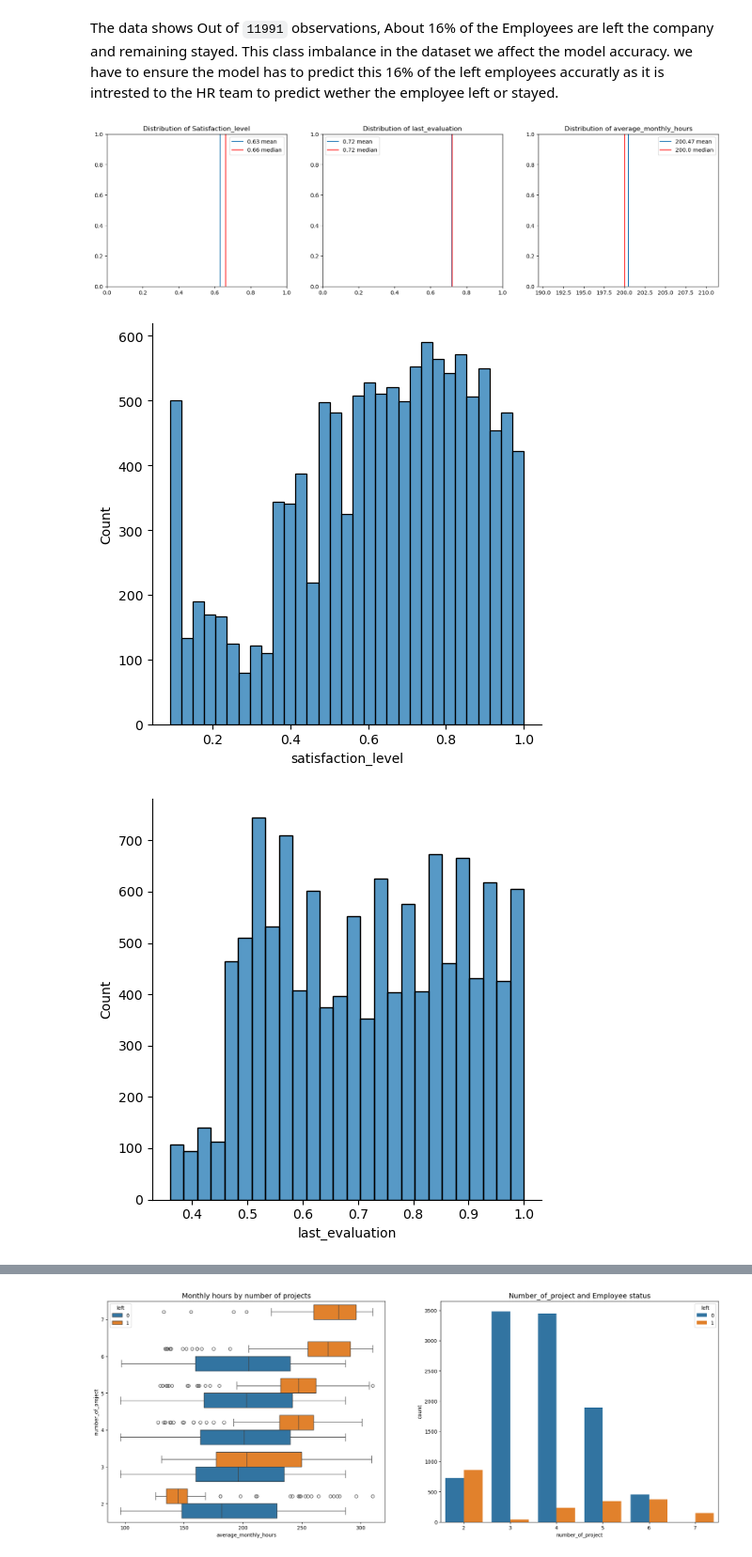
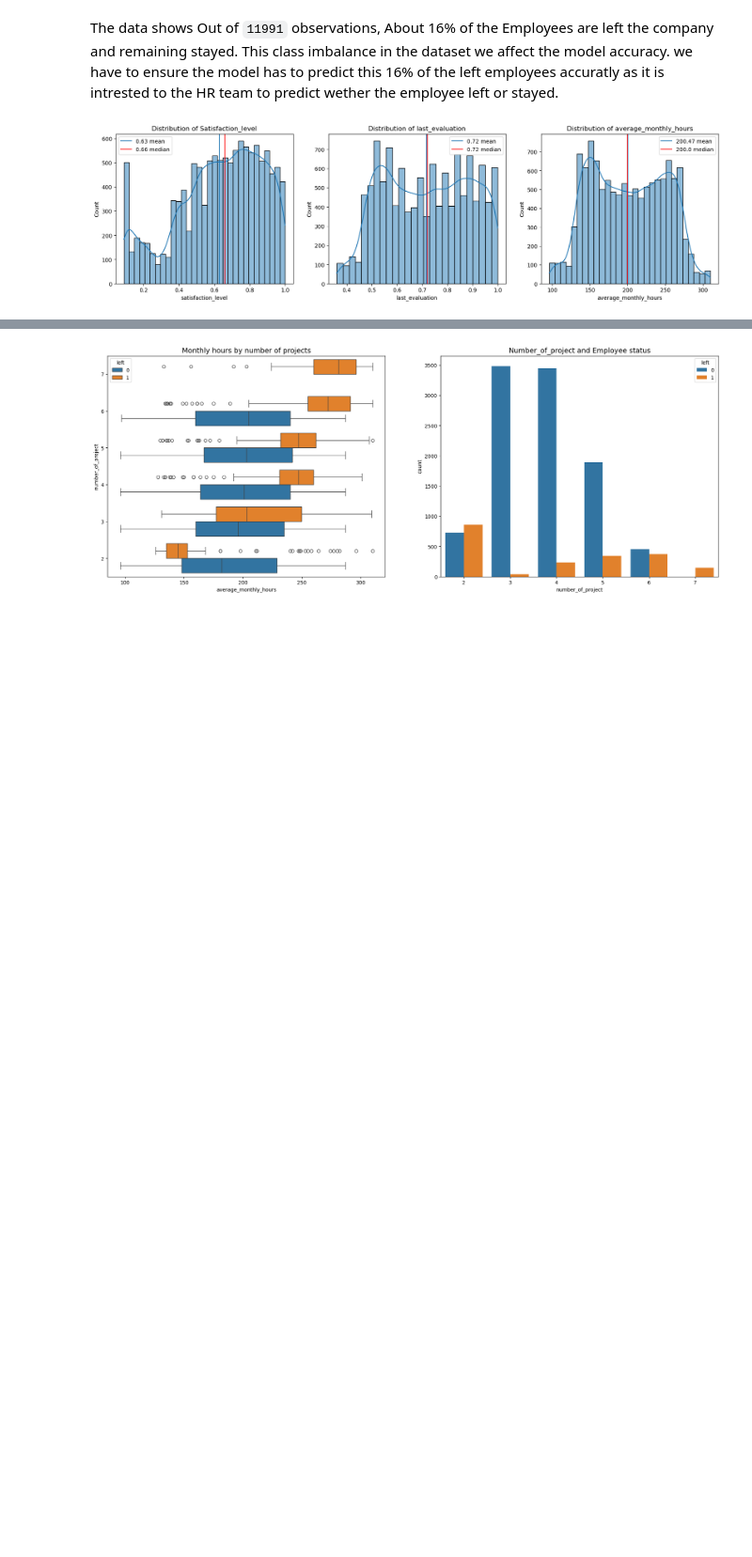
Before and after one commit to Vinoth120130/Employee_Churn_Analysis, a Jupyter notebook: notebooks/Salifort Motors Employee_Churn_Analysis_project.ipynb, the cells around one changed output, grey strips where cells are left out. Shown at 94% size. Cells and saved outputs as stored; diff of their text form; code cells hidden in the pictures; blank space fills up the shorter version.

```diff
--- a/notebooks/Salifort Motors Employee_Churn_Analysis_project.ipynb
+++ b/notebooks/Salifort Motors Employee_Churn_Analysis_project.ipynb
@@ -381,30 +381,28 @@ The data shows Out of `11991` observations, About 16% of the Employees are left
 # %%
 # Create a plot as needed
 ### YOUR CODE HERE ###
 fig, ax = plt.subplots(1,3,figsize=(20,5))
 means, meadians = str(round(df1['satisfaction_level'].mean(),2)),str(round(df1['satisfaction_level'].median(),2))
-sns.displot(df1['satisfaction_level'],ax=ax[0])
+sns.histplot(df1['satisfaction_level'],kde=True,ax=ax[0])
 ax[0].set_title('Distribution of Satisfaction_level')
 ax[0].axvline(df1['satisfaction_level'].mean(), label=means+' mean')
 ax[0].axvline(df1['satisfaction_level'].median(),c='r', label=meadians+' median')
 ax[0].legend()
 
 means, meadians = str(round(df1['last_evaluation'].mean(),2)),str(round(df1['last_evaluation'].median(),2))
-sns.displot(df1['last_evaluation'],ax=ax[1])
+sns.histplot(df1['last_evaluation'],kde=True,ax=ax[1])
 ax[1].set_title('Distribution of last_evaluation')
 ax[1].axvline(df1['last_evaluation'].mean(), label=means+' mean')
 ax[1].axvline(df1['last_evaluation'].median(),c='r', label=meadians+' median')
 ax[1].legend()
 
 means, meadians = str(round(df1['average_monthly_hours'].mean(),2)),str(round(df1['average_monthly_hours'].median(),2))
-sns.displot(df1['average_monthly_hours'],ax=ax[2])
+sns.histplot(df1['average_monthly_hours'],kde=True,ax=ax[2])
 ax[2].set_title('Distribution of average_monthly_hours')
 ax[2].axvline(df1['average_monthly_hours'].mean(), label=means+' mean')
 ax[2].axvline(df1['average_monthly_hours'].median(),c='r', label=meadians+' median')
 ax[2].legend()
 
 plt.show()
 # %% [output]
-[figure, old version]
+[figure, new version]
-[figure, removed]
-[figure, removed]
```
Also changed, not shown: parts of 1 cell of this notebook.
